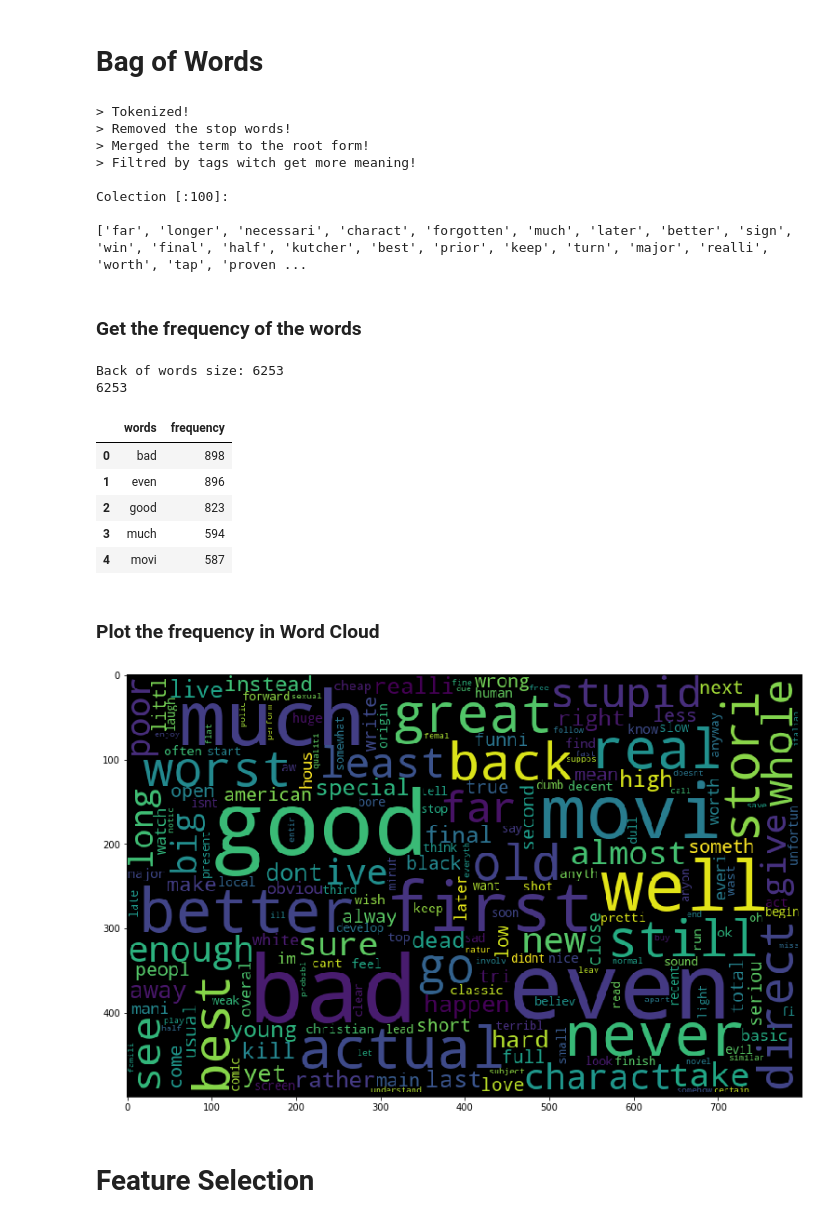
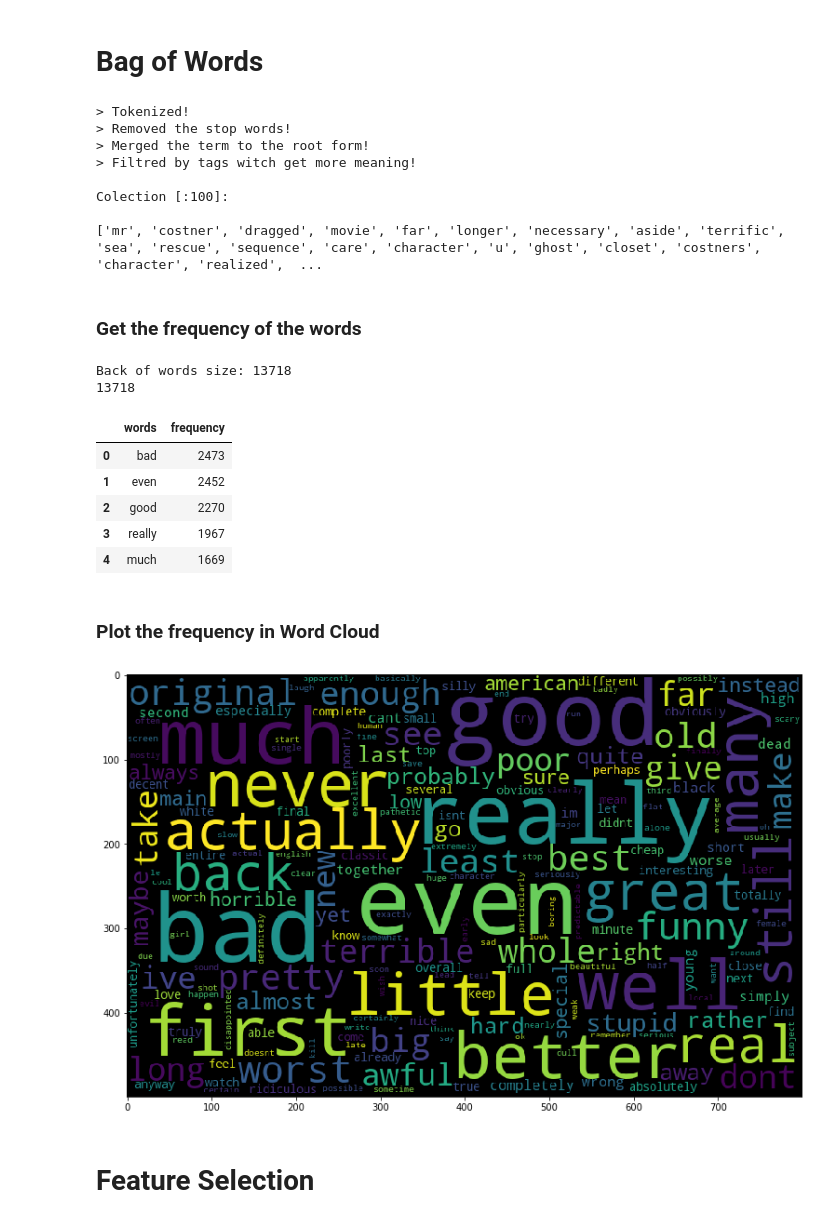
Before and after one commit to alaurentinoofficial/imdb-sentimental-analysis, a Jupyter notebook: Sentiment Analysis.ipynb, the cells around one changed output. Saved outputs shown, nothing was run; the diff lists cells and outputs as text; code cells hidden in the pictures.

```diff
--- a/Sentiment Analysis.ipynb
+++ b/Sentiment Analysis.ipynb
@@ -117,17 +132,18 @@ def remove_stopwords(tokens):
     Ex: 'bored' => 'bore'
     Ex: 'stating' => 'start'
 # %%
-from nltk.stem.porter import PorterStemmer
-from nltk.stem.wordnet import WordNetLemmatizer
+from nltk.stem import PorterStemmer, WordNetLemmatizer
 
 # Remove the pural
 # Remove the verb conjugation
 def stem(words):
-    return [PorterStemmer().stem(w) for w in words]
+    stemmer = PorterStemmer()
+    return [stemmer.stem(w) for w in words]
 
 # Remove the personality
 def lem(words):
-    return [WordNetLemmatizer().lemmantize(w, ) for w in words]
+    lemmatizer = WordNetLemmatizer()
+    return [lemmatizer.lemmatize(w) for w in words]
 # %% [markdown]
 ### 7. Tag filtering
     Filter the words according with the sintaxe definition like a noun, verbs, adverbs e etc.
@@ -164,19 +180,21 @@ def filter_tokens(tokens):
 # %% [markdown]
 # Bag of Words
 # %%
-all_words = " ".join(list(reviews.text_en[:2000]))
+all_words = " ".join(list(reviews.text_en.values[:5000]))
 
 tokens = tokenizer(normalize(clean(all_words)))
 print("> Tokenized!")
 
+del all_words
+
 tokens = remove_stopwords(tokens)
 print("> Removed the stop words!")
 
-tokens = stem(tokens)
-# tokens = lem(tokens)
+# tokens = stem(tokens)
+tokens = lem(tokens)
 print("> Merged the term to the root form!")
 
-tokens = filter_tokens(tokens)
+# tokens = filter_tokens(tokens)
 print("> Filtred by tags witch get more meaning!")
 
 print("\nColection [:100]:\n")
@@ -189,7 +207,7 @@ print(tokens[:100])
 
 Colection [:100]:
 
-['far', 'longer', 'necessari', 'charact', 'forgotten', 'much', 'later', 'better', 'sign', 'win', 'final', 'half', 'kutcher', 'best', 'prior', 'keep', 'turn', 'major', 'realli', 'worth', 'tap', 'proven ...
+['mr', 'costner', 'dragged', 'movie', 'far', 'longer', 'necessary', 'aside', 'terrific', 'sea', 'rescue', 'sequence', 'care', 'character', 'u', 'ghost', 'closet', 'costners', 'character', 'realized',  ...
 # %% [markdown]
 ### Get the frequency of the words
 # %%
@@ -199,6 +217,8 @@ frequency = nltk.FreqDist(tokens)
 
 # Create the bag of words dataframe
 bag_of_words = pd.DataFrame({"words": list(frequency.keys()), "frequency": list(frequency.values())})
+
+del frequency
 
 # Order by the Frequency
 bag_of_words.sort_values(by="frequency", ascending=False, inplace=True)
@@ -212,14 +232,14 @@ print(f"Back of words size: {bag_of_words.shape[0]}")
 print(bag_of_words.shape[0])
 bag_of_words.head(5)
 # %% [output]
-Back of words size: 6253
-6253
+Back of words size: 13718
+13718
 |  | words | frequency |
-| 0 | bad | 898 |
-| 1 | even | 896 |
-| 2 | good | 823 |
-| 3 | much | 594 |
-| 4 | movi | 587 |
+| 0 | bad | 2473 |
+| 1 | even | 2452 |
+| 2 | good | 2270 |
+| 3 | really | 1967 |
+| 4 | much | 1669 |
 # %% [markdown]
 ### Plot the frequency in Word Cloud
 # %%
@@ -231,14 +251,16 @@ def to_single_str(words, frequency):
 # %%
 from wordcloud import WordCloud
 import matplotlib.pyplot as plt
 
 word_cloud = WordCloud(width=800, height=500, max_font_size=110, collocations=False).generate(to_single_str(bag_of_words["words"], bag_of_words["frequency"]))
 
 plt.figure(figsize=(13, 13))
 plt.imshow(word_cloud)
 plt.show()
+
+del word_cloud
 # %% [output]
-[figure, old version]
+[figure, new version]
 # %% [markdown]
 # Feature Selection
 # %% [markdown]
```
Also changed, not shown: parts of 7 cells of this notebook, 1 other file.
